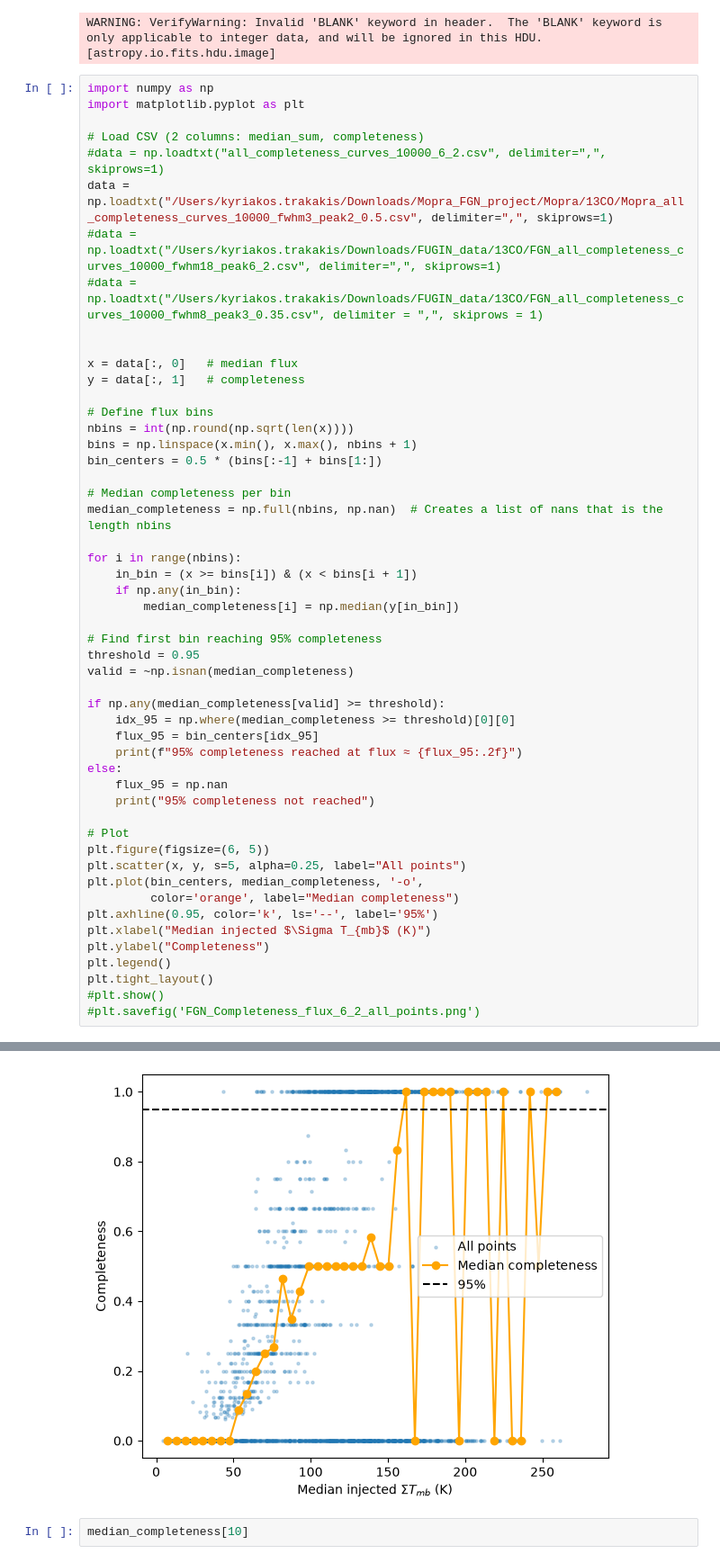
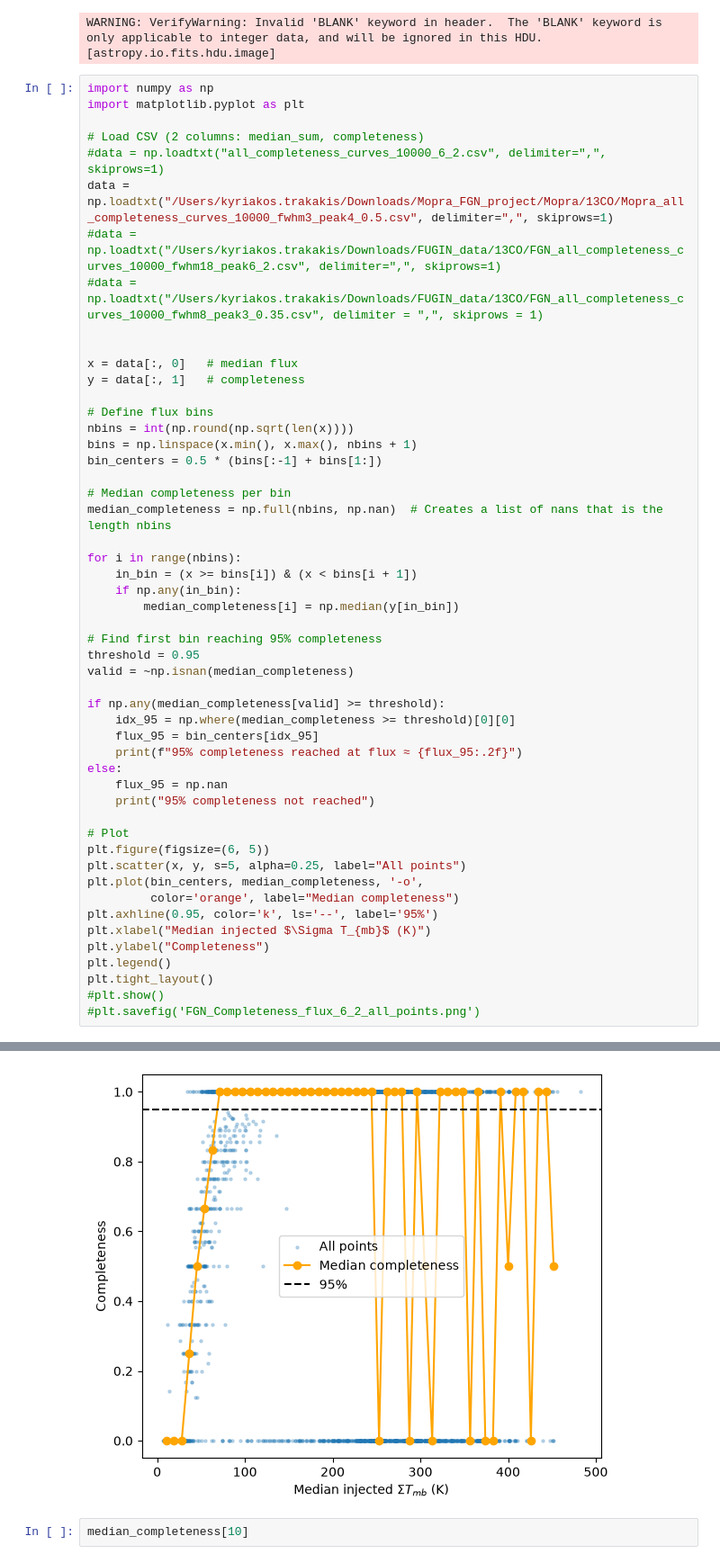
Before and after one commit to KyriakosTrakakis/Molecular_Cloud_Analysis, a Jupyter notebook: Completeness_testing/Fake_source_supporter.ipynb, the cells around one changed output, grey strips where cells are left out. Shown at 90% size. Drawn from its saved outputs; the diff is of its cells as text.

```diff
--- a/Completeness_testing/Fake_source_supporter.ipynb
+++ b/Completeness_testing/Fake_source_supporter.ipynb
@@ -1118,7 +1118,7 @@ import matplotlib.pyplot as plt
 
 # Load CSV (2 columns: median_sum, completeness)
 #data = np.loadtxt("all_completeness_curves_10000_6_2.csv", delimiter=",", skiprows=1)
-data = np.loadtxt("/Users/kyriakos.trakakis/Downloads/Mopra_FGN_project/Mopra/13CO/Mopra_all_completeness_curves_10000_fwhm3_peak2_0.5.csv", delimiter=",", skiprows=1)
+data = np.loadtxt("/Users/kyriakos.trakakis/Downloads/Mopra_FGN_project/Mopra/13CO/Mopra_all_completeness_curves_10000_fwhm3_peak4_0.5.csv", delimiter=",", skiprows=1)
 #data = np.loadtxt("/Users/kyriakos.trakakis/Downloads/FUGIN_data/13CO/FGN_all_completeness_curves_10000_fwhm18_peak6_2.csv", delimiter=",", skiprows=1)
 #data = np.loadtxt("/Users/kyriakos.trakakis/Downloads/FUGIN_data/13CO/FGN_all_completeness_curves_10000_fwhm8_peak3_0.35.csv", delimiter = ",", skiprows = 1)
 
@@ -1168,4 +1168,4 @@ plt.tight_layout()
-[figure, old version]
+[figure, new version]
 # %%
 median_completeness[10]
 # %% [output]
```
Also changed, not shown: parts of 1 cell of this notebook, 5 other files.
